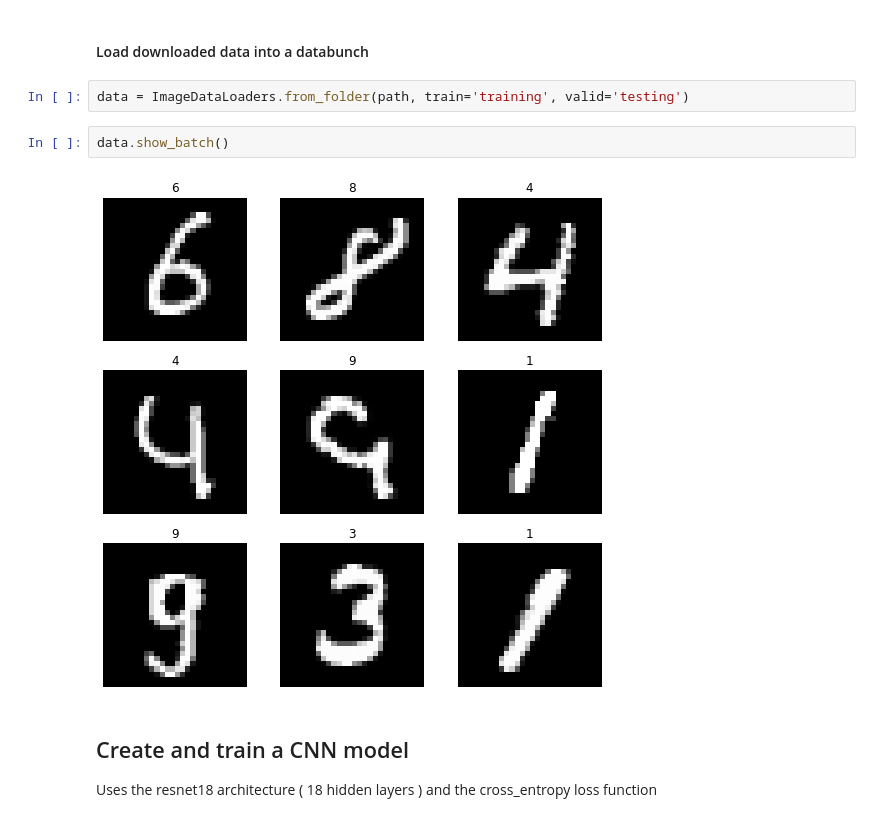
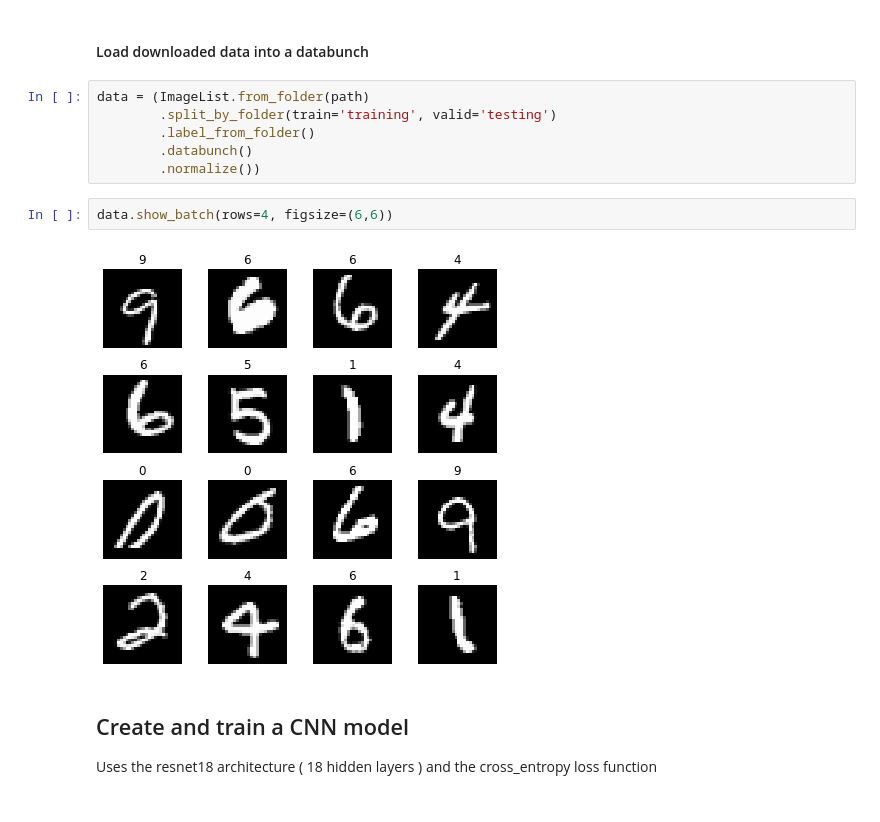
Before and after one commit to Mulac/TDA-MNIST, a Jupyter notebook: approach_1.ipynb, the cells around one changed output. Saved outputs shown, nothing was run; the diff lists cells and outputs as text.

```diff
--- a/approach_1.ipynb
+++ b/approach_1.ipynb
@@ -16,11 +16,15 @@ tfms = get_transforms()
 # %% [markdown]
 #### Load downloaded data into a databunch
 # %%
-data = ImageDataLoaders.from_folder(path, train='training', valid='testing')
+data = (ImageList.from_folder(path)
+        .split_by_folder(train='training', valid='testing')
+        .label_from_folder()
+        .databunch()
+        .normalize())
-# %%
-data.show_batch()
-# %% [output]
-[figure, removed]
+# %%
+data.show_batch(rows=4, figsize=(6,6))
+# %% [output]
+[figure, added]
 # %% [markdown]
 ## Create and train a CNN model
  Uses the resnet18 architecture ( 18 hidden layers )
```
Also changed, not shown: parts of 4 cells of this notebook.
